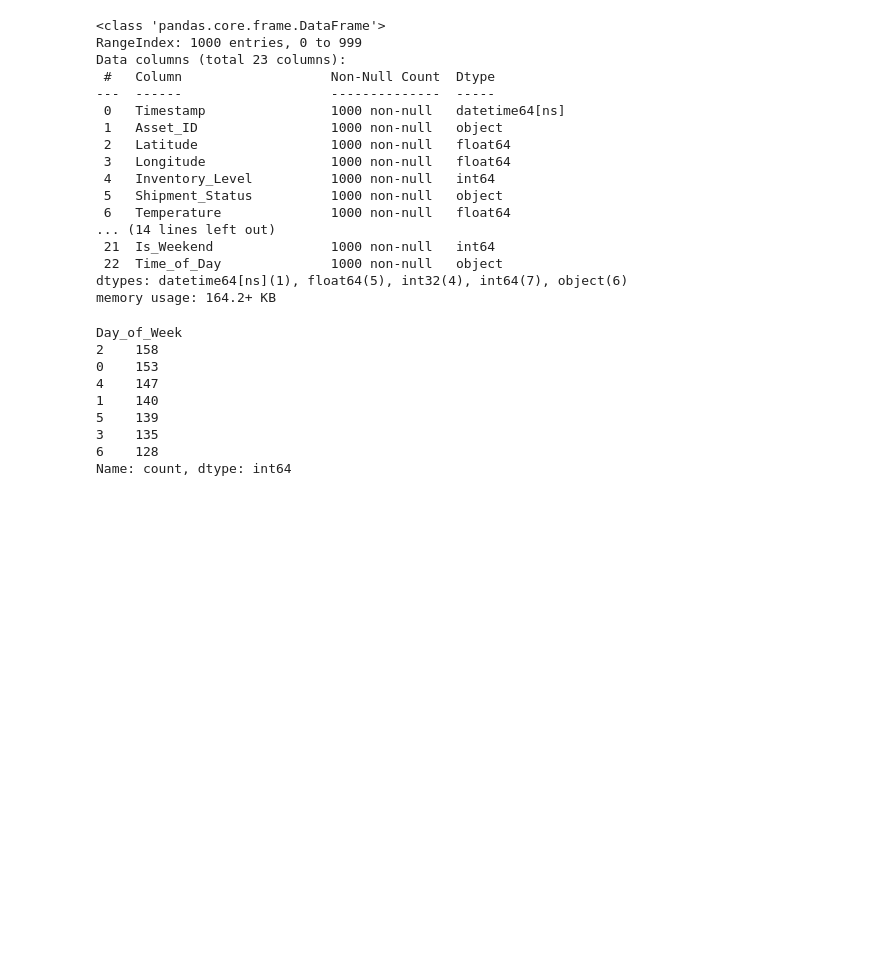
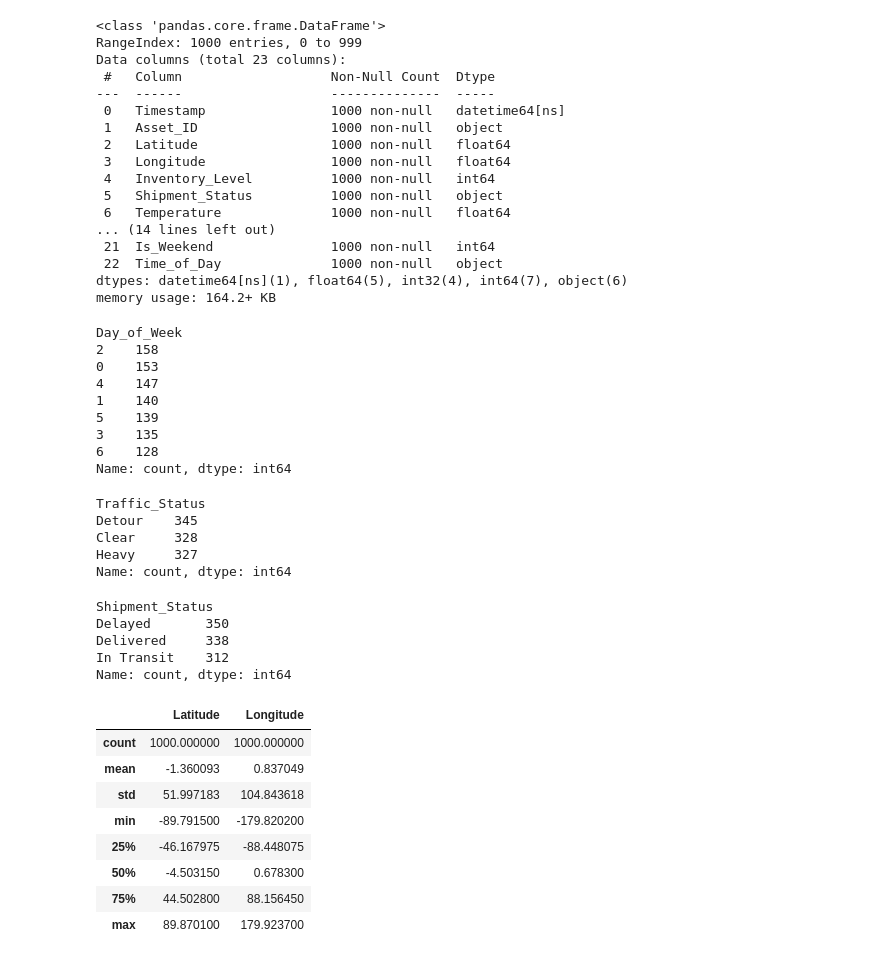
Before and after one commit to SANJAY-KRISHNA-MV/Supply-Chain-Optimization-Analytics, a Jupyter notebook: notebooks/Data_Preprocessing_and_Feature_Engineering.ipynb, the cells around one changed output. Drawn from its saved outputs; the diff is of its cells as text; code cells hidden in the pictures; blank space fills up the shorter version.

```diff
--- a/notebooks/Data_Preprocessing_and_Feature_Engineering.ipynb
+++ b/notebooks/Data_Preprocessing_and_Feature_Engineering.ipynb
@@ -116,3 +116,31 @@ Day_of_Week
 3    135
 6    128
 Name: count, dtype: int64
+# %%
+df['Traffic_Status'].value_counts()
+# %% [output]
+Traffic_Status
+Detour    345
+Clear     328
+Heavy     327
+Name: count, dtype: int64
+# %%
+df['Shipment_Status'].value_counts()
+# %% [output]
+Shipment_Status
+Delayed       350
+Delivered     338
+In Transit    312
+Name: count, dtype: int64
+# %%
+df[['Latitude', 'Longitude']].describe()
+# %% [output]
+|  | Latitude | Longitude |
+| count | 1000.000000 | 1000.000000 |
+| mean | -1.360093 | 0.837049 |
+| std | 51.997183 | 104.843618 |
+| min | -89.791500 | -179.820200 |
+| 25% | -46.167975 | -88.448075 |
+| 50% | -4.503150 | 0.678300 |
+| 75% | 44.502800 | 88.156450 |
+| max | 89.870100 | 179.923700 |
```
Also changed, not shown: parts of 1 cell of this notebook, 1 other file.
